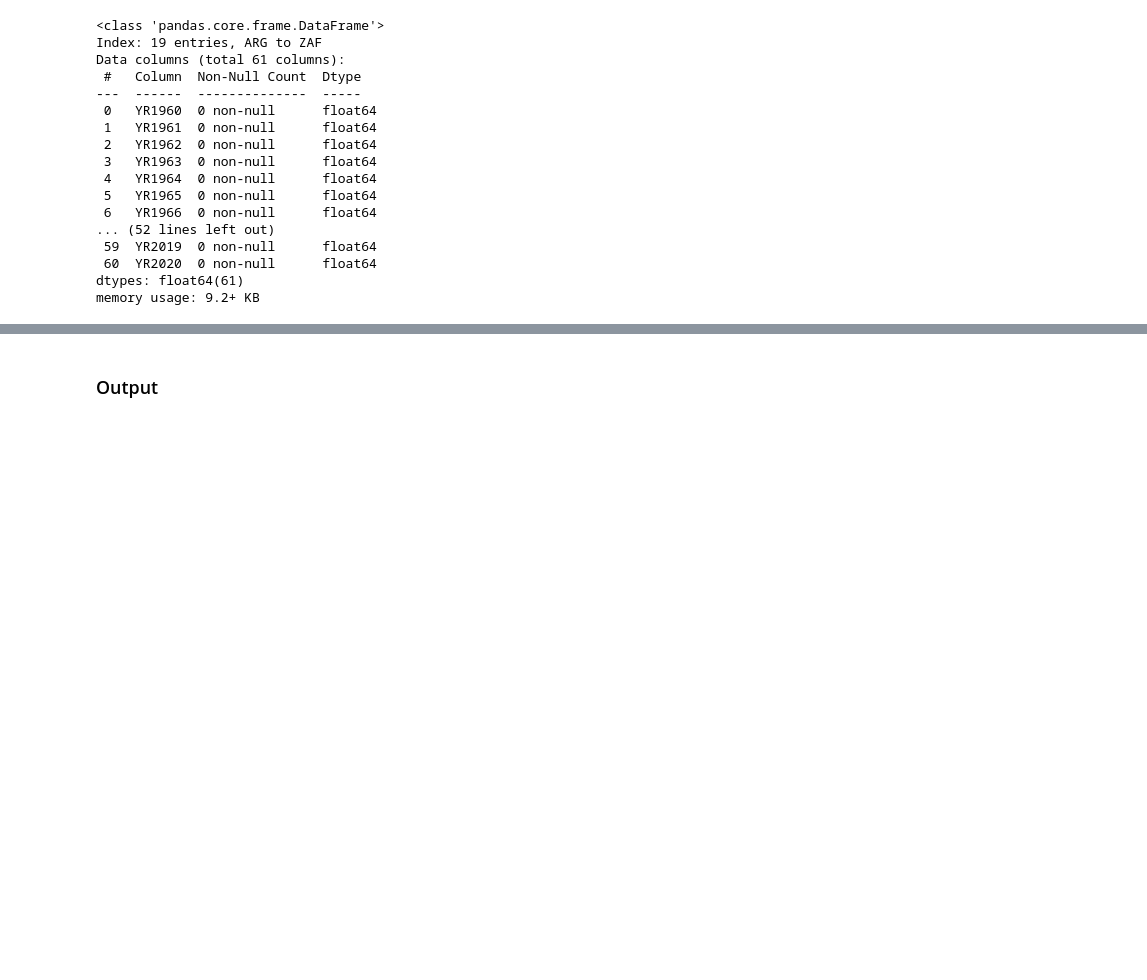
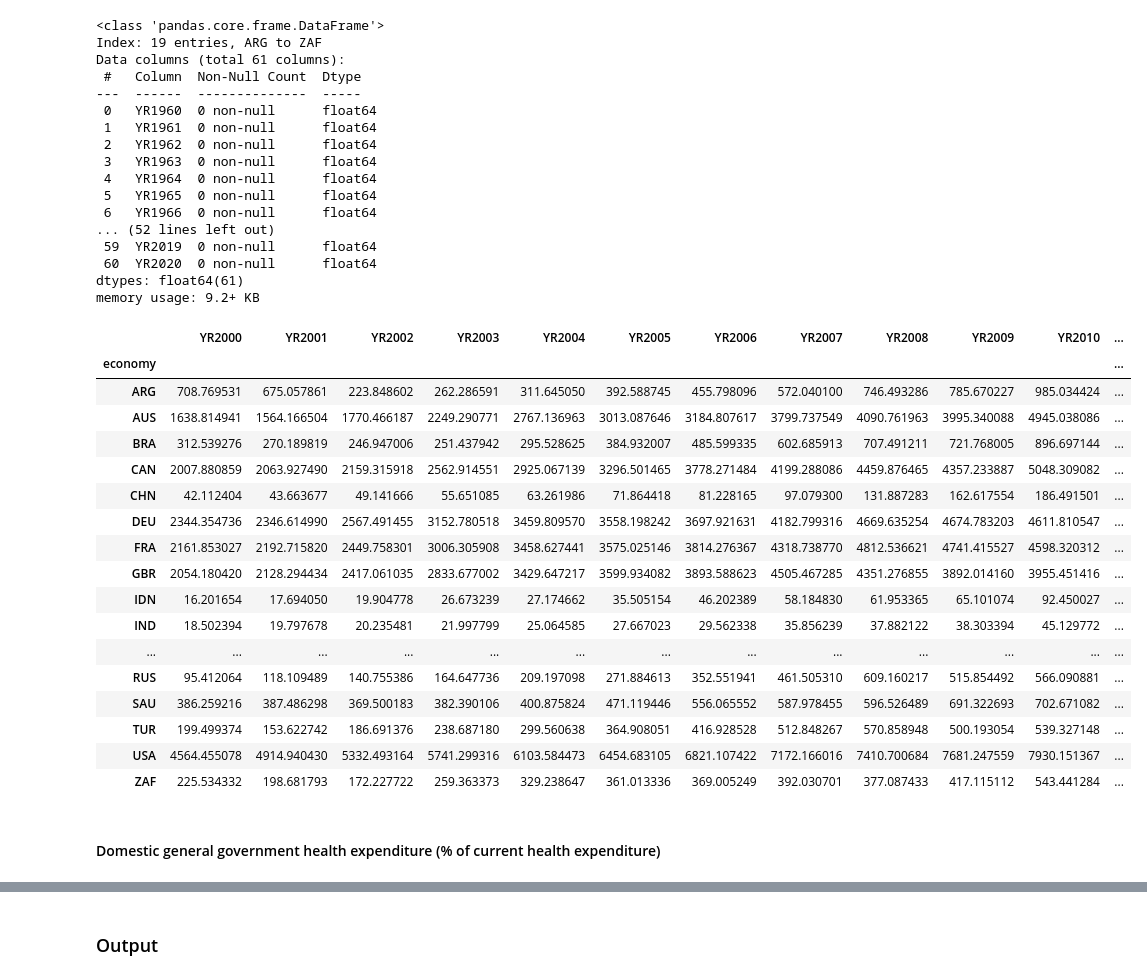
Before and after one commit to Matheus73/jogoEconomiaSensata, a Jupyter notebook: worldbank_data_clean.ipynb, the cells around one changed output, grey strips where cells are left out. Drawn from its saved outputs; the diff is of its cells as text; code cells hidden in the pictures; blank space fills up the shorter version.

Commit message:
New inputs to environment and health

```diff
--- a/worldbank_data_clean.ipynb
+++ b/worldbank_data_clean.ipynb
@@ -881,3 +1115,26 @@ dtypes: float64(61)
 memory usage: 9.2+ KB
 # %%
 current_health_per_capita.dropna(axis=1, inplace=True)
+# %%
+current_health_per_capita
+# %% [output]
+|  | YR2000 | YR2001 | YR2002 | YR2003 | YR2004 | YR2005 | YR2006 | YR2007 | YR2008 | YR2009 | YR2010 | ... |
+| economy |  |  |  |  |  |  |  |  |  |  |  | ... |
+| ARG | 708.769531 | 675.057861 | 223.848602 | 262.286591 | 311.645050 | 392.588745 | 455.798096 | 572.040100 | 746.493286 | 785.670227 | 985.034424 | ... |
+| AUS | 1638.814941 | 1564.166504 | 1770.466187 | 2249.290771 | 2767.136963 | 3013.087646 | 3184.807617 | 3799.737549 | 4090.761963 | 3995.340088 | 4945.038086 | ... |
+| BRA | 312.539276 | 270.189819 | 246.947006 | 251.437942 | 295.528625 | 384.932007 | 485.599335 | 602.685913 | 707.491211 | 721.768005 | 896.697144 | ... |
+| CAN | 2007.880859 | 2063.927490 | 2159.315918 | 2562.914551 | 2925.067139 | 3296.501465 | 3778.271484 | 4199.288086 | 4459.876465 | 4357.233887 | 5048.309082 | ... |
+| CHN | 42.112404 | 43.663677 | 49.141666 | 55.651085 | 63.261986 | 71.864418 | 81.228165 | 97.079300 | 131.887283 | 162.617554 | 186.491501 | ... |
+| DEU | 2344.354736 | 2346.614990 | 2567.491455 | 3152.780518 | 3459.809570 | 3558.198242 | 3697.921631 | 4182.799316 | 4669.635254 | 4674.783203 | 4611.810547 | ... |
+| FRA | 2161.853027 | 2192.715820 | 2449.758301 | 3006.305908 | 3458.627441 | 3575.025146 | 3814.276367 | 4318.738770 | 4812.536621 | 4741.415527 | 4598.320312 | ... |
+| GBR | 2054.180420 | 2128.294434 | 2417.061035 | 2833.677002 | 3429.647217 | 3599.934082 | 3893.588623 | 4505.467285 | 4351.276855 | 3892.014160 | 3955.451416 | ... |
+| IDN | 16.201654 | 17.694050 | 19.904778 | 26.673239 | 27.174662 | 35.505154 | 46.202389 | 58.184830 | 61.953365 | 65.101074 | 92.450027 | ... |
+| IND | 18.502394 | 19.797678 | 20.235481 | 21.997799 | 25.064585 | 27.667023 | 29.562338 | 35.856239 | 37.882122 | 38.303394 | 45.129772 | ... |
+| ... | ... | ... | ... | ... | ... | ... | ... | ... | ... | ... | ... | ... |
+| RUS | 95.412064 | 118.109489 | 140.755386 | 164.647736 | 209.197098 | 271.884613 | 352.551941 | 461.505310 | 609.160217 | 515.854492 | 566.090881 | ... |
+| SAU | 386.259216 | 387.486298 | 369.500183 | 382.390106 | 400.875824 | 471.119446 | 556.065552 | 587.978455 | 596.526489 | 691.322693 | 702.671082 | ... |
+| TUR | 199.499374 | 153.622742 | 186.691376 | 238.687180 | 299.560638 | 364.908051 | 416.928528 | 512.848267 | 570.858948 | 500.193054 | 539.327148 | ... |
+| USA | 4564.455078 | 4914.940430 | 5332.493164 | 5741.299316 | 6103.584473 | 6454.683105 | 6821.107422 | 7172.166016 | 7410.700684 | 7681.247559 | 7930.151367 | ... |
+| ZAF | 225.534332 | 198.681793 | 172.227722 | 259.363373 | 329.238647 | 361.013336 | 369.005249 | 392.030701 | 377.087433 | 417.115112 | 543.441284 | ... |
+# %% [markdown]
+#### Domestic general government health expenditure (% of current health expenditure)
```
Also changed, not shown: parts of 31 cells of this notebook.
